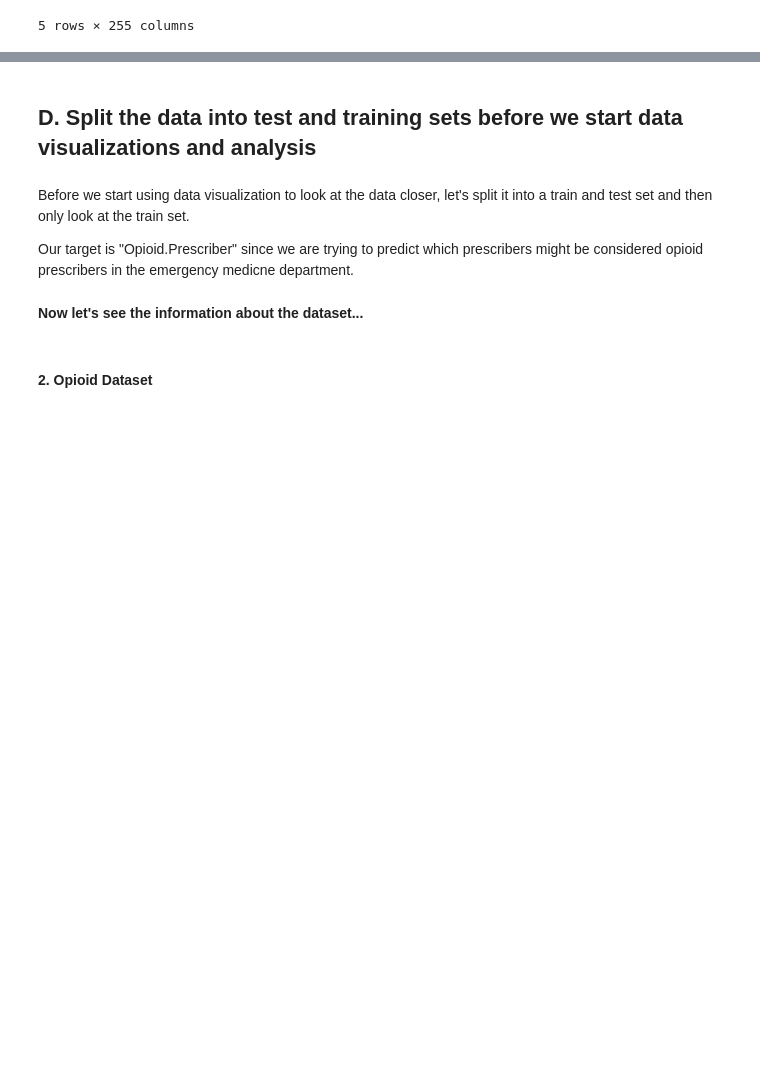
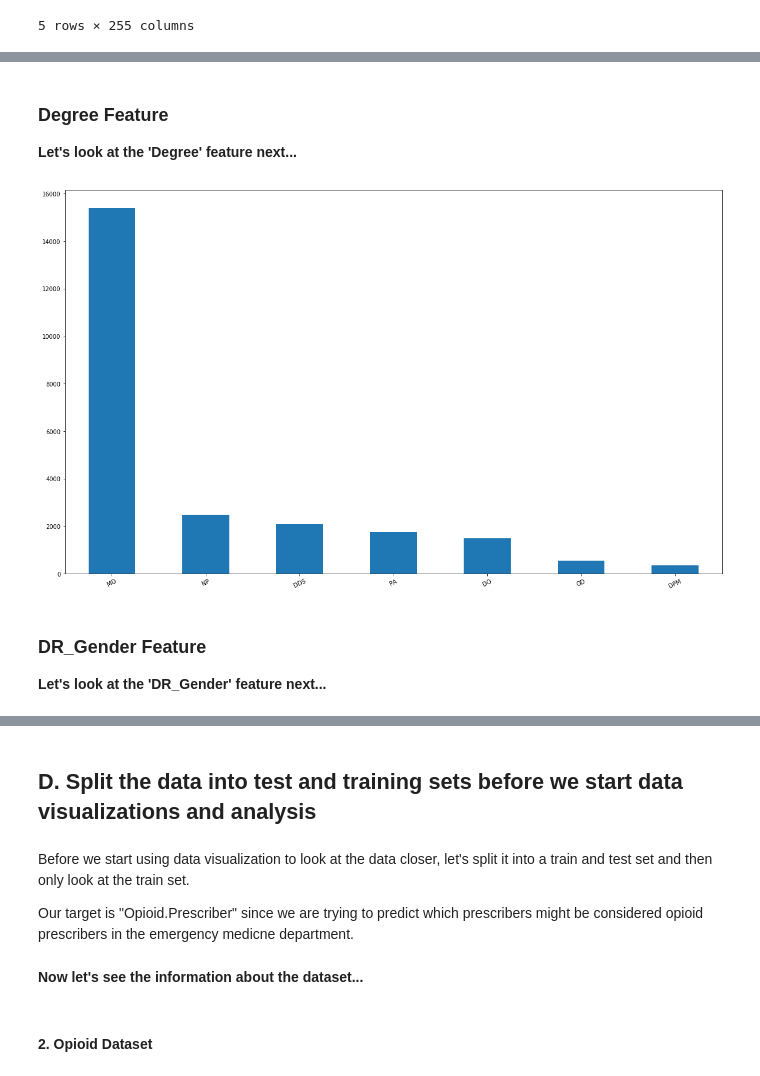
Before and after one commit to CaptainNano77/Opioids, a Jupyter notebook: Opioids.ipynb, the cells around one changed output, grey strips where cells are left out. Saved outputs shown, nothing was run; the diff lists cells and outputs as text; code cells hidden in the pictures; blank space fills up the shorter version.

```diff
--- a/Opioids.ipynb
+++ b/Opioids.ipynb
@@ -820,0 +631,16 @@ KeyError: "['ACTIQ'] not in index"
+# %% [markdown]
+### **Degree Feature**
+
+**Let's look at the 'Degree' feature next...**
+# %%
+deg = prescriber["Degree"].value_counts().sort_values(ascending = False)
+# %%
+deg.plot(kind='bar', figsize = (20, 12))
+plt.xticks(rotation=25)
+plt.show()
+# %% [output]
+[figure, added]
+# %% [markdown]
+### **DR_Gender Feature**
+
+**Let's look at the 'DR_Gender' feature next...**
```
Also changed, not shown: parts of 97 cells of this notebook.
